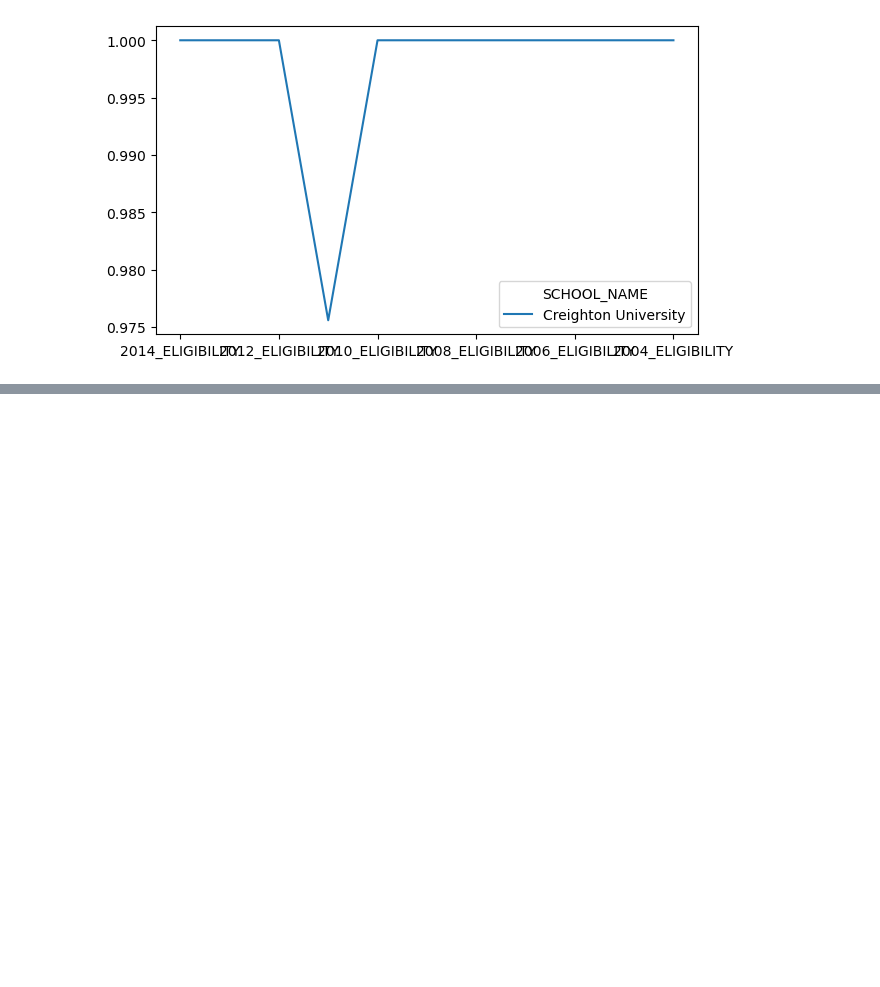
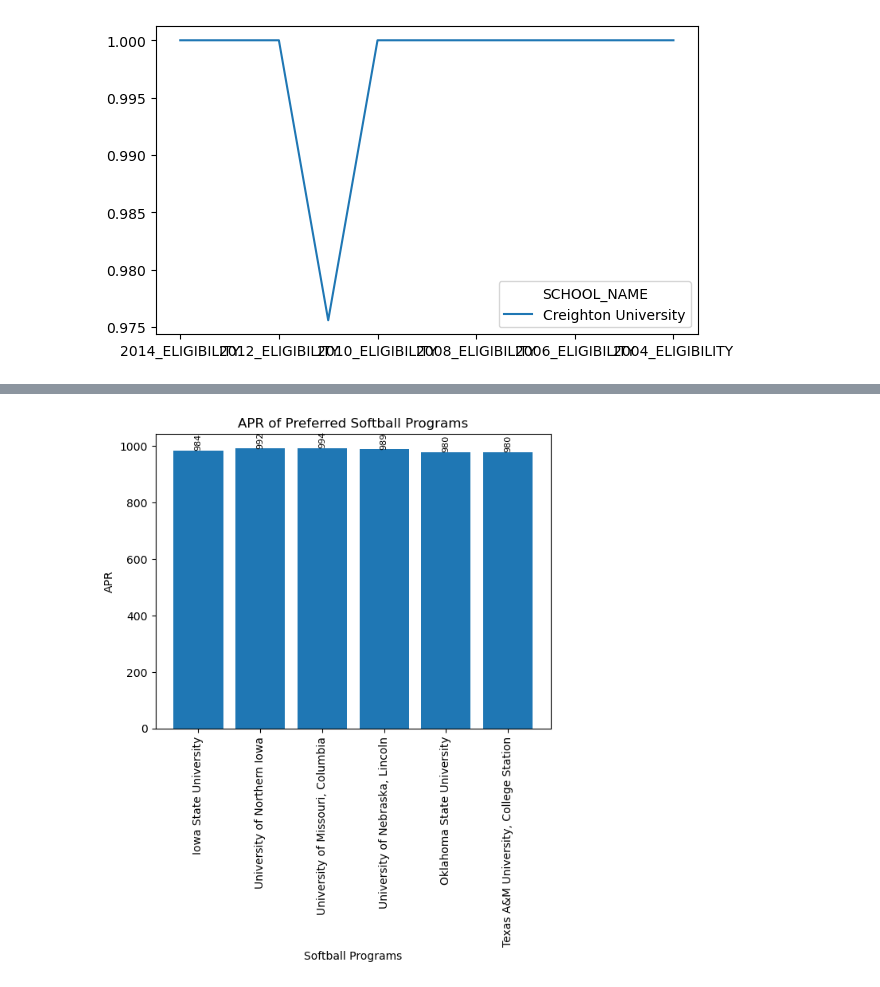
Before and after one commit to msmixj/Data-Analytics-Capstone, a Jupyter notebook: Data_Capstone_Project.ipynb, the cells around one changed output, grey strips where cells are left out. Saved outputs shown, nothing was run; the diff lists cells and outputs as text; code cells hidden in the pictures; blank space fills up the shorter version.

```diff
--- a/Data_Capstone_Project.ipynb
+++ b/Data_Capstone_Project.ipynb
@@ -624,0 +528,10 @@ plt.scatter(filtered_sb_data
+# %%
+#Create the dataframe to be analyzed that includes various schools.
+#Case study is a softball player that wants to study veterinary services.
+#Iowa State University, Texas A&M, UNI, University of Nebraska Lincoln, Kansas State University (Kansas State University not included in data),
+#University of Missouri, & Oklahoma State University
+
+casestudy_sb = sb_data[(sb_data['SCHOOL_NAME'] == 'Iowa State University') | (sb_data['SCHOOL_NAME'] == 'University of Nebraska, Lincoln') | (sb_data['SCHOOL_NAME'] == 'University of Northern Iowa') |
+                     (sb_data['SCHOOL_NAME'] == 'University of Missouri, Columbia') | (sb_data['SCHOOL_NAME'] == 'Oklahoma State University') | (sb_data['SCHOOL_NAME'] == 'Kansas State University') | (sb_data['SCHOOL_NAME'] == 'Texas A&M University, College Station') ]
+
+print(casestudy_sb)
@@ -624,0 +556,17 @@ plt.scatter(filtered_sb_data
+# %%
+#2: Compare the FOURYEAR APR between schools
+#Create the bar plot
+fig, ax = plt.subplots()
+bars = ax.bar(casestudy_sb['SCHOOL_NAME'], casestudy_sb['FOURYEAR_SCORE'])
+plt.xlabel('Softball Programs')
+plt.ylabel('APR')
+plt.title('APR of Preferred Softball Programs')
+plt.xticks(rotation=90)
+
+#Add data values on top of the bars
+for bar in bars:
+    height = bar.get_height()
+    ax.text(bar.get_x() + bar.get_width() / 2, height, height, ha='center', va='bottom', rotation=90, fontsize=8)
+plt.show()
+# %% [output]
+[figure, added]
```
Also changed, not shown: parts of 43 cells of this notebook.
